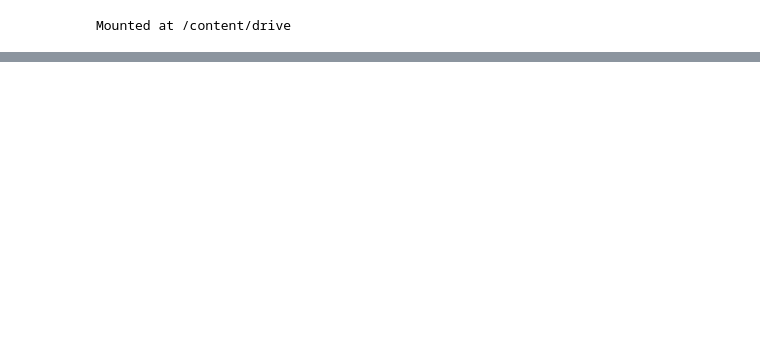
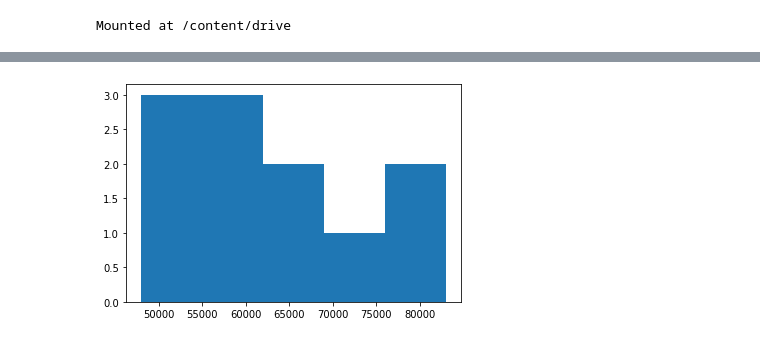
Before and after one commit to vishant016/140_VISHANT, a Jupyter notebook: LAB1_0.ipynb, the cells around one changed output, grey strips where cells are left out. Cells and saved outputs as stored; diff of their text form; code cells hidden in the pictures; blank space fills up the shorter version.

```diff
--- a/LAB1_0.ipynb
+++ b/LAB1_0.ipynb
@@ -20,0 +110,5 @@ cyl
+# %%
+plt.hist(data['Salary'],bins=5)
+plt.show()
+# %% [output]
+[figure, added]
```
Also changed, not shown: parts of 10 cells of this notebook.
